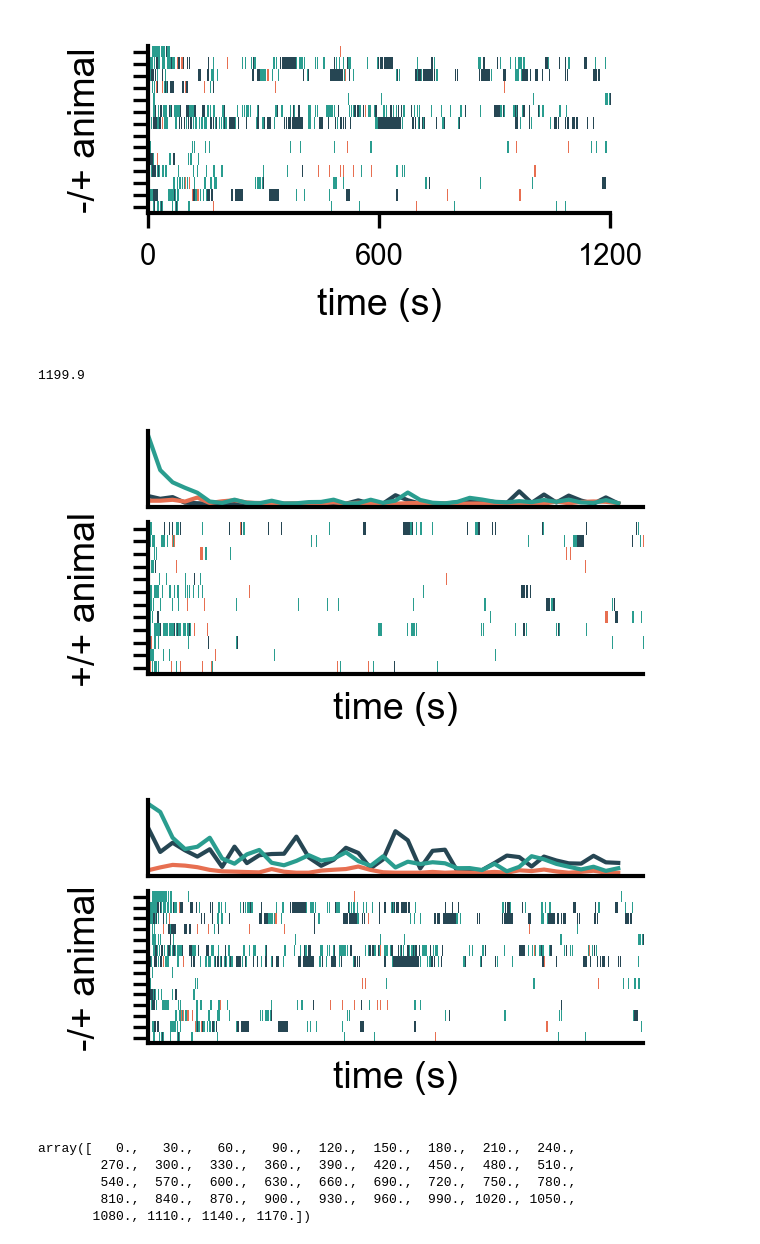
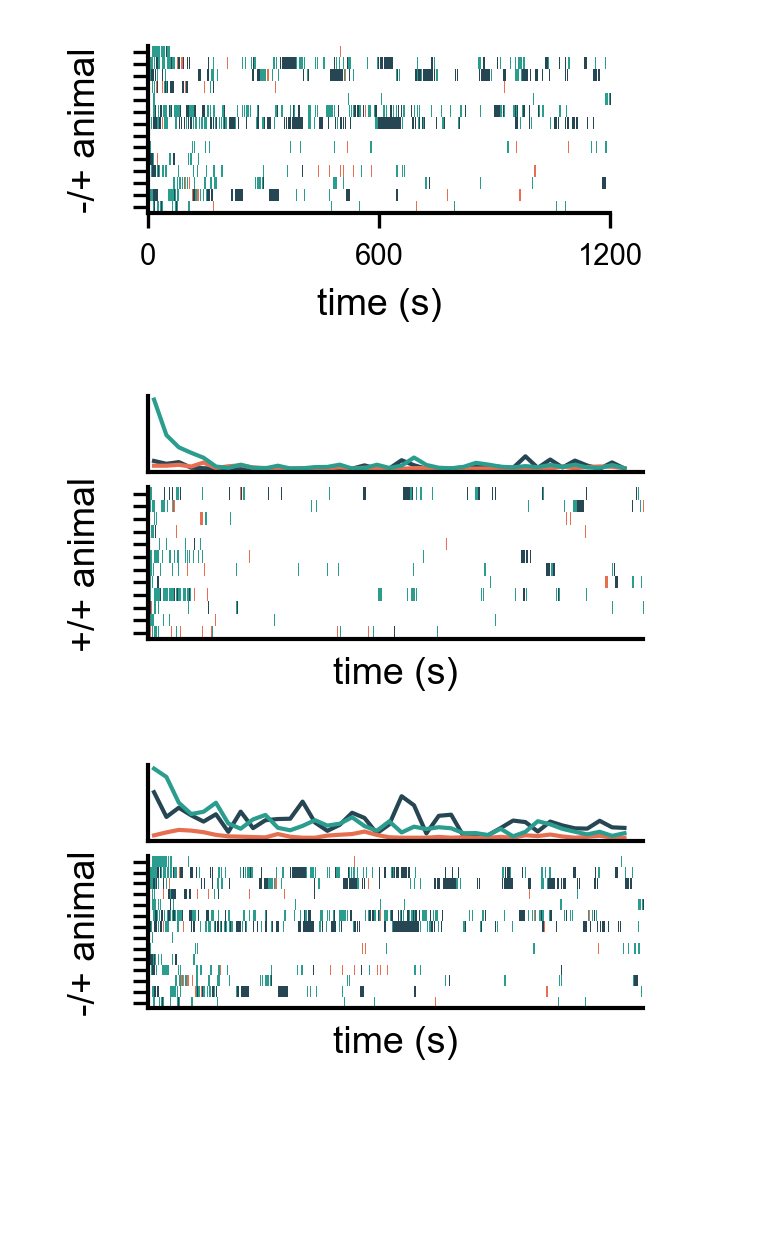
Before and after one commit to nhoglen/scn2a-paper-GWJSNH-code, a Jupyter notebook: sociality_assays/20260325_scratch_huddle-duration-distributions-compare-assays.ipynb, the cells around one changed output. Drawn from its saved outputs; the diff is of its cells as text; code cells hidden in the pictures; blank space fills up the shorter version.

```diff
--- a/sociality_assays/20260325_scratch_huddle-duration-distributions-compare-assays.ipynb
+++ b/sociality_assays/20260325_scratch_huddle-duration-distributions-compare-assays.ipynb
@@ -936,10 +936,6 @@ for i,gt in enumerate(gts):
 14
 [figure]
 [figure]
-# %%
-np.max(binsums.bins)
-# %% [output]
-1199.9
 # %%
 # ----- PLOT RASTERS WITH MARGINAL HISTOGRAM -----
 
@@ -1013,41 +1009,33 @@ for i,gt in enumerate(gts):
         histdf['behavior'] = np.unique(sdat.behavior)[j]
         thists.append(histdf)
         plothists.append(histplot)
 
     hists.append(pd.concat(thists))
 
         # calculate histogram of each behavior
     # filter by number
     # recombine bins
 
     # make figure
     # fig, ax = plt.subplots(figsize=figsz)
     fig = plt.figure(layout='constrained',figsize=figsz)
     ax = fig.add_subplot()
     ax_histx = ax.inset_axes([0, 1.1, 1, 0.5], sharex=ax)
 
     ax.matshow(tnum,aspect='auto',cmap=cmap)
     ax.tick_params(axis="x", bottom=True, top=False, labelbottom=True, labeltop=False)
     ax.set_yticks(np.linspace(0,tnum.shape[0]-1,tnum.shape[0]))
     ax.set_yticklabels([])
     ax.set_xticks([0,6000,12000])
     ax.set_xticklabels([0,600,1200])
     ax.set_xlabel('time (s)')
     ax.set_ylabel(f'{gttxt[i]} animal')
 
     for j,val in enumerate(np.unique(binsums.data)[1:]):
-        ax_histx.plot(histbins[:-1]/binsz,plothists[j].loc['data'],color=custom_colors[j+1],lw=1)
+        ax_histx.plot((histbins[:-1]+bigbinsz*0.5)/binsz,plothists[j].loc['data'],color=custom_colors[j+1],lw=1)
 
     ax_histx.set_yticks([])
     ax_histx.set_xticks([])
 # %% [output]
-[figure, old version]
+[figure, new version]
-[figure, old version]
+[figure, new version]
-# %%
-histbins
-# %% [output]
-array([   0.,   30.,   60.,   90.,  120.,  150.,  180.,  210.,  240.,
-        270.,  300.,  330.,  360.,  390.,  420.,  450.,  480.,  510.,
-        540.,  570.,  600.,  630.,  660.,  690.,  720.,  750.,  780.,
-        810.,  840.,  870.,  900.,  930.,  960.,  990., 1020., 1050.,
-       1080., 1110., 1140., 1170.])
```
Also changed, not shown: parts of 12 cells of this notebook, 4 other files.
